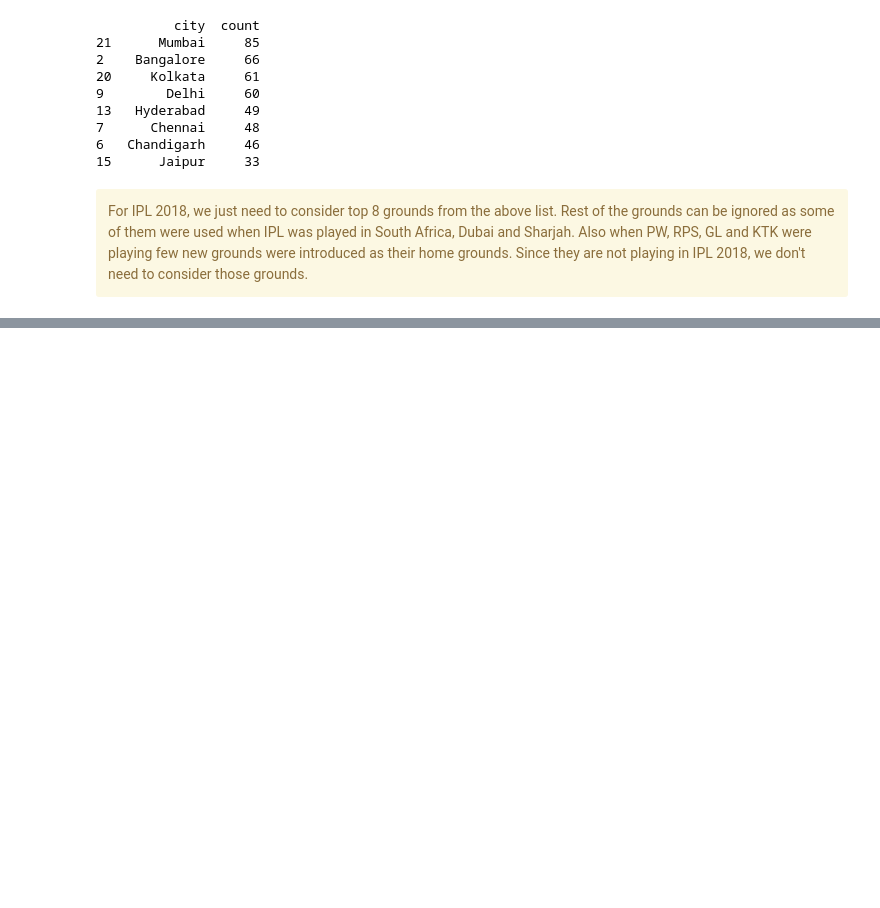
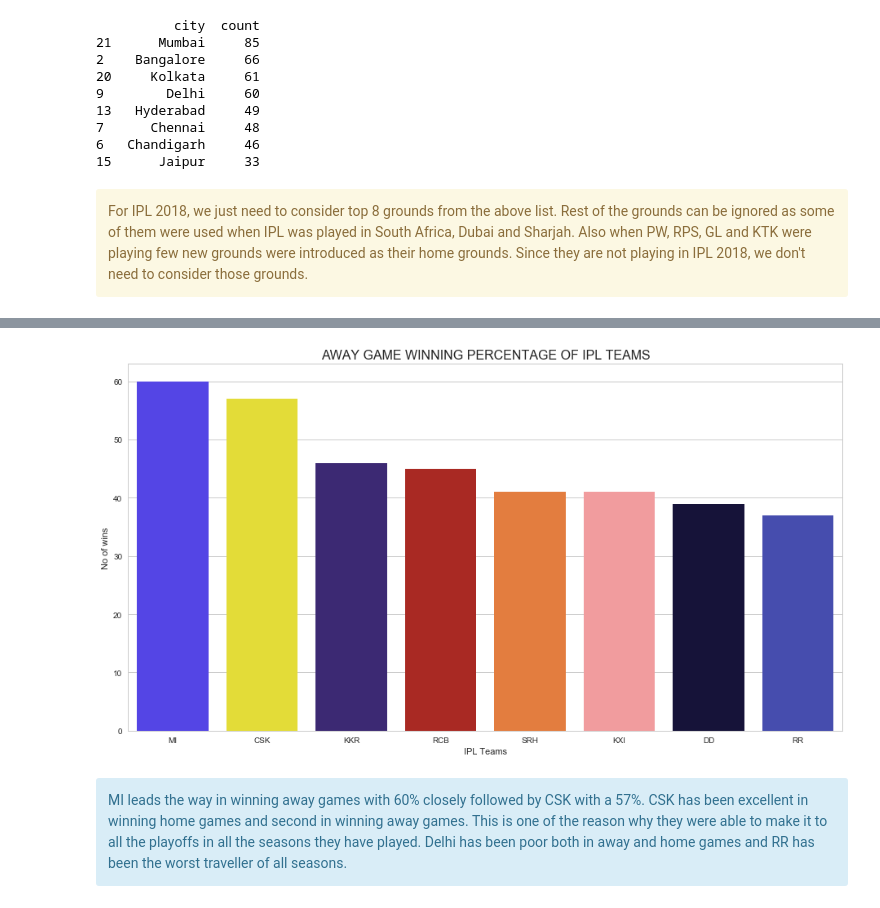
Before and after one commit to KirazG/datascience, a Jupyter notebook: capstone-project2/ipl/ipl_capstone2_sunil_ayyappan.ipynb, the cells around one changed output, grey strips where cells are left out. Drawn from its saved outputs; the diff is of its cells as text; code cells hidden in the pictures; blank space fills up the shorter version.

```diff
--- a/capstone-project2/ipl/ipl_capstone2_sunil_ayyappan.ipynb
+++ b/capstone-project2/ipl/ipl_capstone2_sunil_ayyappan.ipynb
@@ -239,0 +293,48 @@ For IPL 2018, we just need to consider top 8 grounds from the above list. Rest o
+# %%
+#calculate the total number of home games for 8 teams
+csk_total_away_games = len(df_home_games[df_home_games['away_team'] == 'Chennai Super Kings'])
+srh_total_away_games = len(df_home_games[df_home_games['away_team'] == 'Sunrisers Hyderabad'])
+mi_total_away_games = len(df_home_games[df_home_games['away_team'] == 'Mumbai Indians'])
+kkr_total_away_games = len(df_home_games[df_home_games['away_team'] == 'Kolkata Knight Riders'])
+kxi_total_away_games = len(df_home_games[df_home_games['away_team'] == 'Kings XI Punjab'])
+rcb_total_away_games = len(df_home_games[df_home_games['away_team'] == 'Royal Challengers Bangalore'])
+dd_total_away_games = len(df_home_games[df_home_games['away_team'] == 'Delhi Daredevils'])
+rr_total_away_games = len(df_home_games[df_home_games['away_team'] == 'Rajasthan Royals'])
+
+#calculate the total number of home wins for 8 teams
+csk_away_wins = len(df_home_games[(df_home_games.away_team == 'Chennai Super Kings') & (df_home_games.winner == 'Chennai Super Kings')])
+srh_away_wins = len(df_home_games[(df_home_games.away_team == 'Sunrisers Hyderabad') & (df_home_games.winner == 'Sunrisers Hyderabad')])
+mi_away_wins = len(df_home_games[(df_home_games.away_team == 'Mumbai Indians') & (df_home_games.winner == 'Mumbai Indians')])
+kkr_away_wins = len(df_home_games[(df_home_games.away_team == 'Kolkata Knight Riders') & (df_home_games.winner == 'Kolkata Knight Riders')])
+kxi_away_wins = len(df_home_games[(df_home_games.away_team == 'Kings XI Punjab') & (df_home_games.winner == 'Kings XI Punjab')])
+rcb_away_wins = len(df_home_games[(df_home_games.away_team == 'Royal Challengers Bangalore') & (df_home_games.winner == 'Royal Challengers Bangalore')])
+dd_away_wins = len(df_home_games[(df_home_games.away_team == 'Delhi Daredevils') & (df_home_games.winner == 'Delhi Daredevils')])
+rr_away_wins = len(df_home_games[(df_home_games.away_team == 'Rajasthan Royals') & (df_home_games.winner == 'Rajasthan Royals')])
+
+#calculate the percentage of home wins
+csk_away_win_per = round(csk_away_wins/csk_total_away_games * 100,0)
+srh_away_win_per = round(srh_away_wins/srh_total_away_games * 100,0)
+mi_away_win_per = round(mi_away_wins/mi_total_away_games * 100,0)
+kkr_away_win_per = round(kkr_away_wins/kkr_total_away_games * 100,0)
+kxi_away_win_per = round(kxi_away_wins/kxi_total_away_games * 100)
+rcb_away_win_per = round(rcb_away_wins/rcb_total_away_games * 100)
+dd_away_win_per = round(dd_away_wins/dd_total_away_games * 100)
+rr_away_win_per = round(rr_away_wins/rr_total_away_games * 100)
+# %%
+colors = ['#3E2BFF','#FFF61B','#361D7F','#BF150D','#FF7623','#FF8E90','#110C40','#353EBF']
+win_per = [mi_away_win_per,csk_away_win_per,kkr_away_win_per,rcb_away_win_per,srh_away_win_per,kxi_away_win_per,dd_away_win_per,rr_away_win_per]
+teams = ['MI','CSK','KKR','RCB','SRH','KXI','DD','RR']
+fig, ax = plt.subplots()
+fig.set_size_inches(15.7, 8.27)
+sns.set_style("whitegrid")
+ax = sns.barplot(x=teams, y=win_per,palette=colors);
+ax.set(ylabel='No of wins', xlabel='IPL Teams')
+title = 'AWAY GAME WINNING PERCENTAGE OF IPL TEAMS'
+plt.title(title,fontsize = 16)
+plt.show()
+# %% [output]
+[figure, added]
+# %% [markdown]
+<div class="span25 alert alert-info">
+MI leads the way in winning away games with 60% closely followed by CSK with a 57%. CSK has been excellent in winning home games and second in winning away games. This is one of the reason why they were able to make it to all the playoffs in all the seasons they have played. Delhi has been poor both in away and home games and RR has been the worst traveller of all seasons.
+</div>
```
Also changed, not shown: parts of 4 cells of this notebook.
